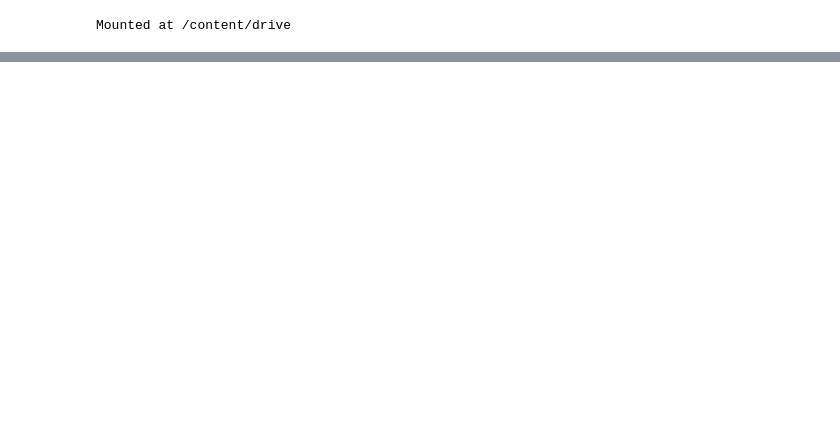
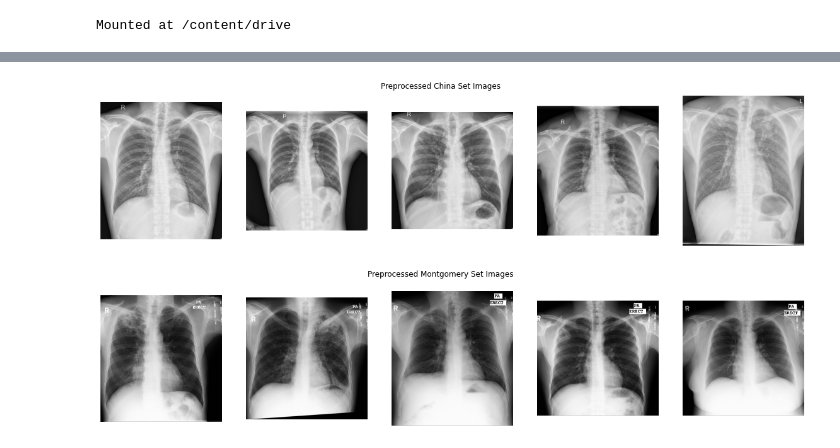
Before and after one commit to n3d1m/SYDE-677-Final-Project, a Jupyter notebook: ImageNormalization.ipynb, the cells around one changed output, grey strips where cells are left out. Cells and saved outputs as stored; diff of their text form; code cells hidden in the pictures; blank space fills up the shorter version.

```diff
--- a/ImageNormalization.ipynb
+++ b/ImageNormalization.ipynb
@@ -105,0 +107,29 @@ showImagesHorizontally(montgomery_set_image_list,5,montgomery_set_image_director
+# %%
+def preprocess_images(image_directory):
+  images = os.listdir(image_directory)
+
+  for i in range(len(images)):
+
+
+    img = cv2.imread(image_directory + images[i])
+
+    # Global standardization of pixels
+    pixels = np.asarray(img)
+    pixels = pixels.astype('float32')
+    mean, std = pixels.mean(), pixels.std()
+    pixels = (pixels - mean) / std
+
+    # normalizing image between 0 and 1
+    norm_image = cv2.normalize(pixels, None, alpha=0, beta=1, norm_type=cv2.NORM_MINMAX, dtype=cv2.CV_32F)
+
+
+    cv2.imwrite(image_directory + 'image_' + str(i) + '.jpg', norm_image) #images need to be saved as jpegs - pngs will be displayed as black when normalized from 0-1
+# %%
+preprocess_images(china_set_test_directory)
+preprocess_images(montgomery_set_test_directory)
+
+showImagesHorizontally(5, china_set_test_directory, 'Preprocessed China Set Images')
+showImagesHorizontally(5, montgomery_set_test_directory, 'Preprocessed Montgomery Set Images')
+# %% [output]
+[figure, added]
+[figure, added]
```
Also changed, not shown: parts of 11 cells of this notebook.
